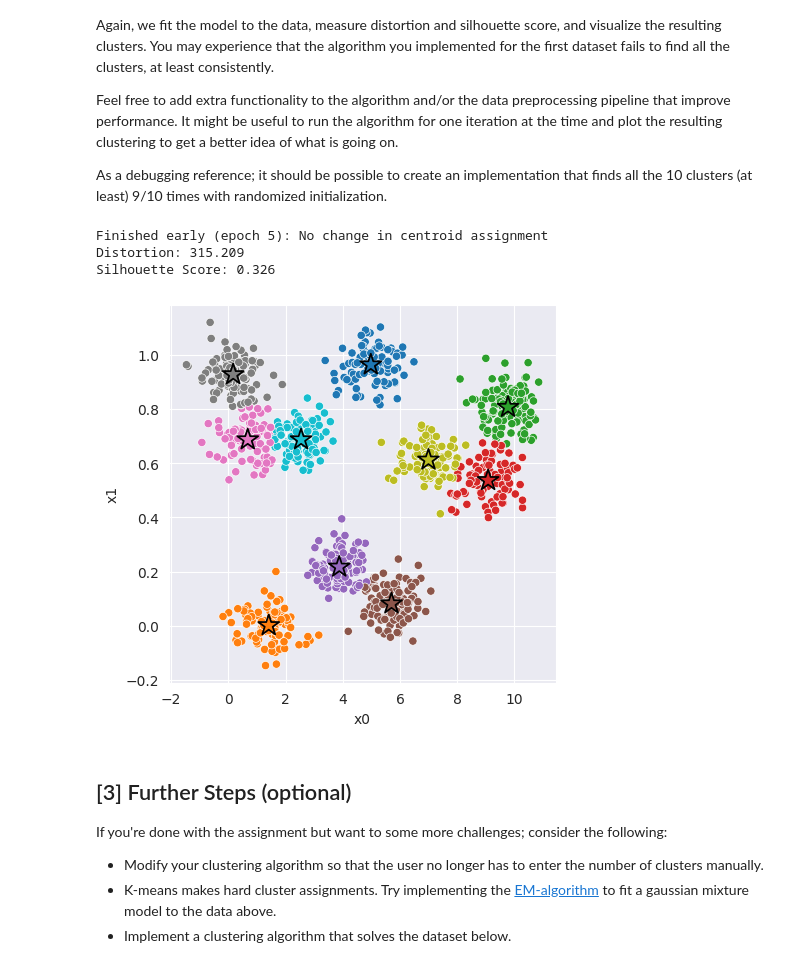
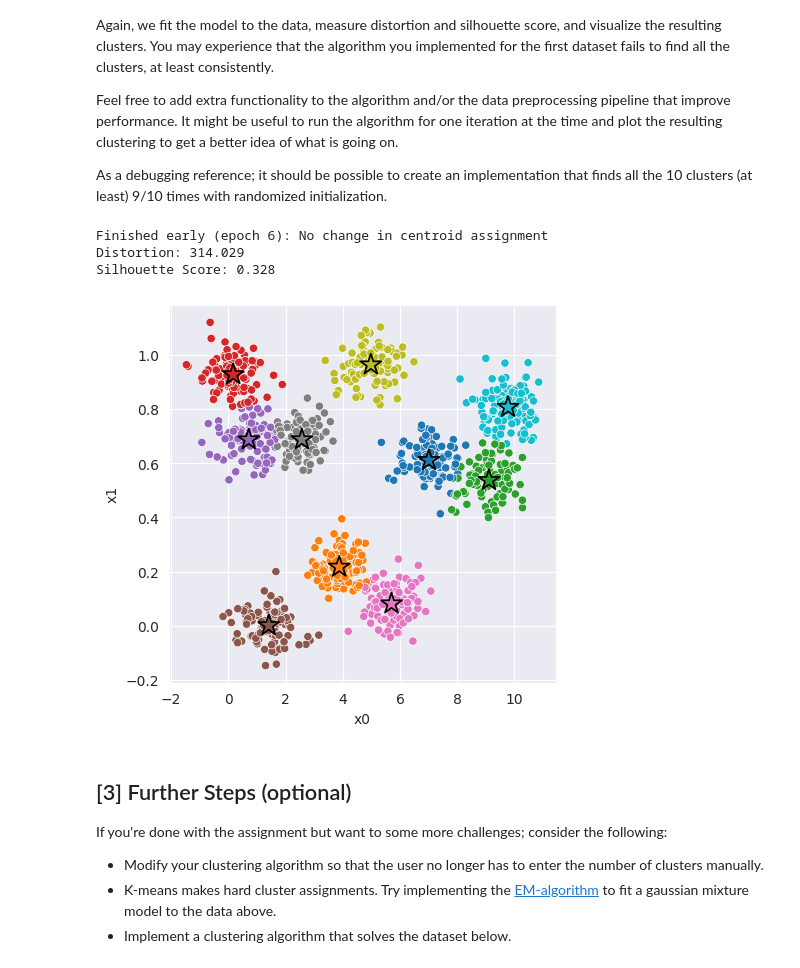
Before and after one commit to BollaBerg/tdt4173-2021-task-1, a Jupyter notebook: k_means/experiment.ipynb, the cells around one changed output. Drawn from its saved outputs; the diff is of its cells as text; code cells hidden in the pictures.

```diff
--- a/k_means/experiment.ipynb
+++ b/k_means/experiment.ipynb
@@ -125,29 +125,30 @@ As a debugging reference; it should be possible to create an implementation that
 # %%
 # Fit Model
 X = data_2[['x0', 'x1']]
 model_2 = km.KMeans(
     number_of_clusters=10,
-    Processing = km.ProcessingNormalize
+    Processing = km.ProcessingNormalize,
+    initial_centroids = "kmeans++"
 )  # <-- Feel free to add hyperparameters
 model_2.fit(X)
 
 # Compute Silhouette Score
 z = model_2.predict(X)
 print(f'Distortion: {km.euclidean_distortion(X, z) :.3f}')
 print(f'Silhouette Score: {km.euclidean_silhouette(X, z) :.3f}')
 
 # Plot cluster assignments
 C = model_2.get_centroids()
 K = len(C)
 _, ax = plt.subplots(figsize=(5, 5), dpi=100)
 sns.scatterplot(x='x0', y='x1', hue=z, hue_order=range(K), palette='tab10', data=X, ax=ax);
 sns.scatterplot(x=C[:,0], y=C[:,1], hue=range(K), palette='tab10', marker='*', s=250, edgecolor='black', ax=ax)
 ax.legend().remove();
 # %% [output]
-Finished early (epoch 5): No change in centroid assignment
-Distortion: 315.209
-Silhouette Score: 0.326
+Finished early (epoch 6): No change in centroid assignment
+Distortion: 314.029
+Silhouette Score: 0.328
-[figure, old version]
+[figure, new version]
 # %% [markdown]
 ## [3] Further Steps (optional)
 
```
Also changed, not shown: parts of 1 cell of this notebook.
